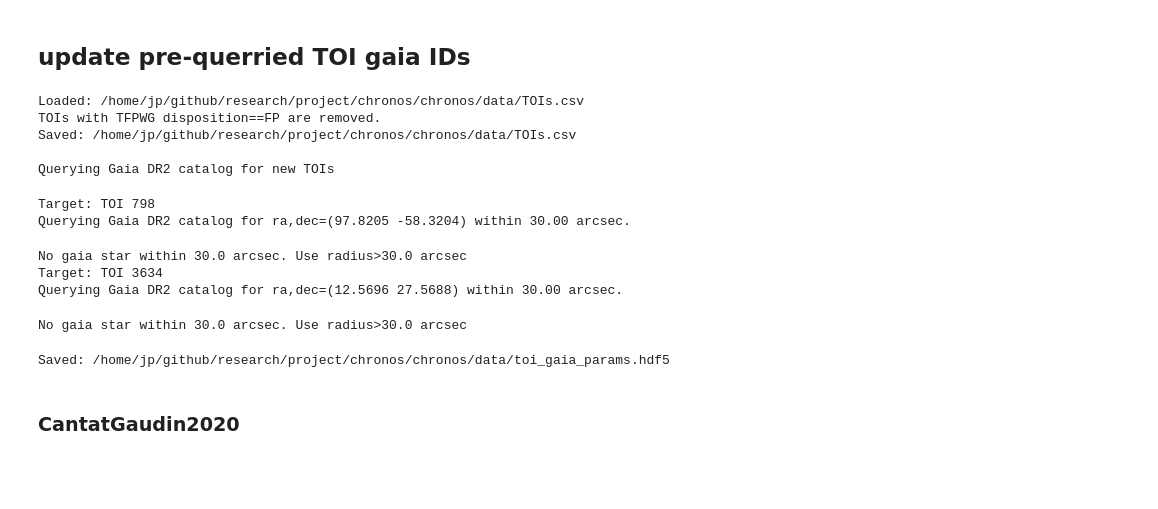
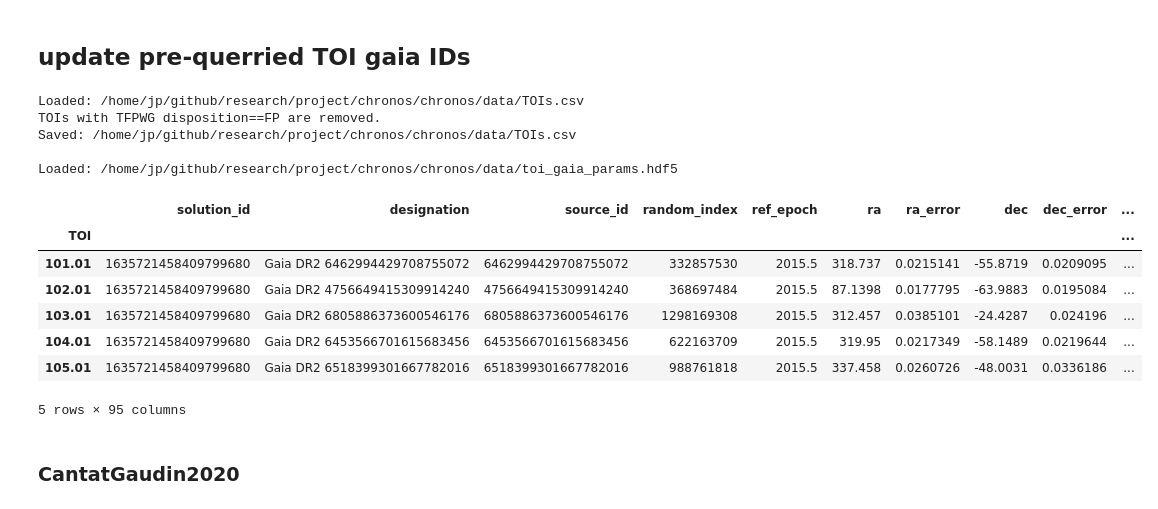
Before and after one commit to jpdeleon/chronos, a Jupyter notebook: notebooks/find_gaia_ID_of_tois_in_clusters.ipynb, the cells around one changed output. Saved outputs shown, nothing was run; the diff lists cells and outputs as text; code cells hidden in the pictures; blank space fills up the shorter version.

```diff
--- a/notebooks/find_gaia_ID_of_tois_in_clusters.ipynb
+++ b/notebooks/find_gaia_ID_of_tois_in_clusters.ipynb
@@ -73,27 +73,32 @@ t=cr.Target(ticid=2663)
 import flammkuchen as fk
 from pathlib import Path
 
+update = False
+
 fp = Path(cr.DATA_PATH+"/toi_gaia_params.hdf5")
-if fp.exists():
+if update:
     tois_gaia = fk.load(fp)
 else:
-    tois_gaia = cr.query_gaia_params_of_all_tois(clobber=False, update=True)
+    tois_gaia = cr.query_gaia_params_of_all_tois(clobber=False, update=update)
     tois_gaia.source_id = tois_gaia.source_id.astype(int)
+# %% [output]
+Loaded: /home/jp/github/research/project/chronos/chronos/data/TOIs.csv
+TOIs with TFPWG disposition==FP are removed.
+Saved: /home/jp/github/research/project/chronos/chronos/data/TOIs.csv
+
+Loaded: /home/jp/github/research/project/chronos/chronos/data/toi_gaia_params.hdf5
-# %%
-tois_gaia = cr.query_gaia_params_of_all_tois(clobber=False, update=True)
-# %% [output]
-Loaded: /home/jp/github/research/project/chronos/chronos/data/TOIs.csv
-TOIs with TFPWG disposition==FP are removed.
-Saved: /home/jp/github/research/project/chronos/chronos/data/TOIs.csv
-
-Querying Gaia DR2 catalog for new TOIs
-Target: TOI 798
-Querying Gaia DR2 catalog for ra,dec=(97.8205 -58.3204) within 30.00 arcsec.
-No gaia star within 30.0 arcsec. Use radius>30.0 arcsec
-Target: TOI 3634
-Querying Gaia DR2 catalog for ra,dec=(12.5696 27.5688) within 30.00 arcsec.
-No gaia star within 30.0 arcsec. Use radius>30.0 arcsec
-Saved: /home/jp/github/research/project/chronos/chronos/data/toi_gaia_params.hdf5
+# %%
+tois_gaia = pd.DataFrame(tois_gaia)
+tois_gaia.head()
+# %% [output]
+|  | solution_id | designation | source_id | random_index | ref_epoch | ra | ra_error | dec | dec_error | ... |
+| TOI |  |  |  |  |  |  |  |  |  | ... |
+| 101.01 | 1635721458409799680 | Gaia DR2 6462994429708755072 | 6462994429708755072 | 332857530 | 2015.5 | 318.737 | 0.0215141 | -55.8719 | 0.0209095 | ... |
+| 102.01 | 1635721458409799680 | Gaia DR2 4756649415309914240 | 4756649415309914240 | 368697484 | 2015.5 | 87.1398 | 0.0177795 | -63.9883 | 0.0195084 | ... |
+| 103.01 | 1635721458409799680 | Gaia DR2 6805886373600546176 | 6805886373600546176 | 1298169308 | 2015.5 | 312.457 | 0.0385101 | -24.4287 | 0.024196 | ... |
+| 104.01 | 1635721458409799680 | Gaia DR2 6453566701615683456 | 6453566701615683456 | 622163709 | 2015.5 | 319.95 | 0.0217349 | -58.1489 | 0.0219644 | ... |
+| 105.01 | 1635721458409799680 | Gaia DR2 6518399301667782016 | 6518399301667782016 | 988761818 | 2015.5 | 337.458 | 0.0260726 | -48.0031 | 0.0336186 | ... |
+5 rows × 95 columns
 # %% [markdown]
 ### CantatGaudin2020
 # %% [raw]
```
Also changed, not shown: parts of 6 cells of this notebook, 5 other files.
